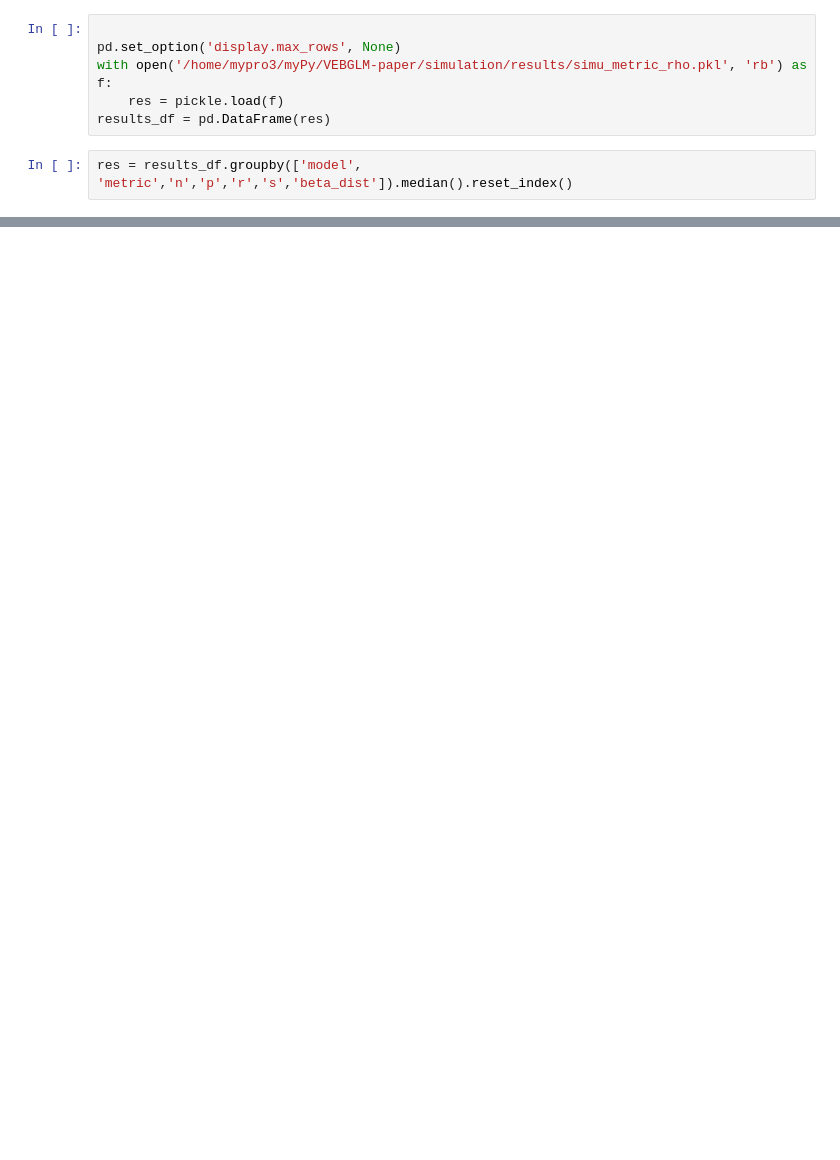
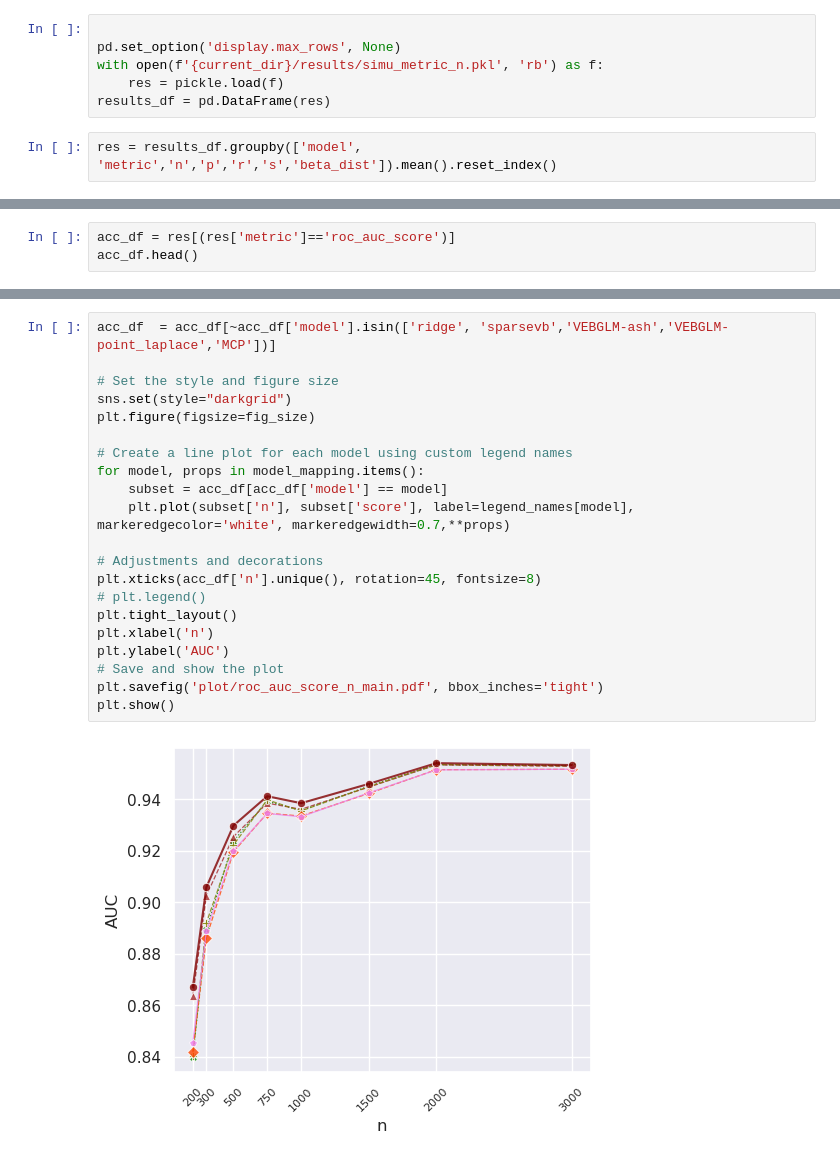
Before and after one commit to DongyueXie/vebglm-paper, a Jupyter notebook: simulation/analyze_simu.ipynb, the cells around one changed output, grey strips where cells are left out. Saved outputs shown, nothing was run; the diff lists cells and outputs as text; blank space fills up the shorter version.

Commit message:
revise simulation

```diff
--- a/simulation/analyze_simu.ipynb
+++ b/simulation/analyze_simu.ipynb
@@ -21,8 +19,8 @@ import matplotlib.pyplot as plt
 # %%
 
 pd.set_option('display.max_rows', None)
-with open('/home/mypro3/myPy/VEBGLM-paper/simulation/results/simu_metric_rho.pkl', 'rb') as f:
+with open(f'{current_dir}/results/simu_metric_n.pkl', 'rb') as f:
     res = pickle.load(f)
 results_df = pd.DataFrame(res)
 # %%
-res = results_df.groupby(['model', 'metric','n','p','r','s','beta_dist']).median().reset_index()
+res = results_df.groupby(['model', 'metric','n','p','r','s','beta_dist']).mean().reset_index()
@@ -44,0 +27,3 @@ res[(res['metric']=='accuracy_score') & (res['r']==0.3) & (res['p']==1000)]
+# %%
+acc_df = res[(res['metric']=='roc_auc_score')]
+acc_df.head()
@@ -44,0 +68,23 @@ res[(res['metric']=='accuracy_score') & (res['r']==0.3) & (res['p']==1000)]
+# %%
+acc_df  = acc_df[~acc_df['model'].isin(['ridge', 'sparsevb','VEBGLM-ash','VEBGLM-point_laplace','MCP'])]
+
+# Set the style and figure size
+sns.set(style="darkgrid")
+plt.figure(figsize=fig_size)
+
+# Create a line plot for each model using custom legend names
+for model, props in model_mapping.items():
+    subset = acc_df[acc_df['model'] == model]
+    plt.plot(subset['n'], subset['score'], label=legend_names[model], markeredgecolor='white', markeredgewidth=0.7,**props)
+
+# Adjustments and decorations
+plt.xticks(acc_df['n'].unique(), rotation=45, fontsize=8)
+# plt.legend()
+plt.tight_layout()
+plt.xlabel('n')
+plt.ylabel('AUC')
+# Save and show the plot
+plt.savefig('plot/roc_auc_score_n_main.pdf', bbox_inches='tight')
+plt.show()
+# %% [output]
+[figure, added]
```
Also changed, not shown: parts of 13 cells of this notebook, 8 other files.
